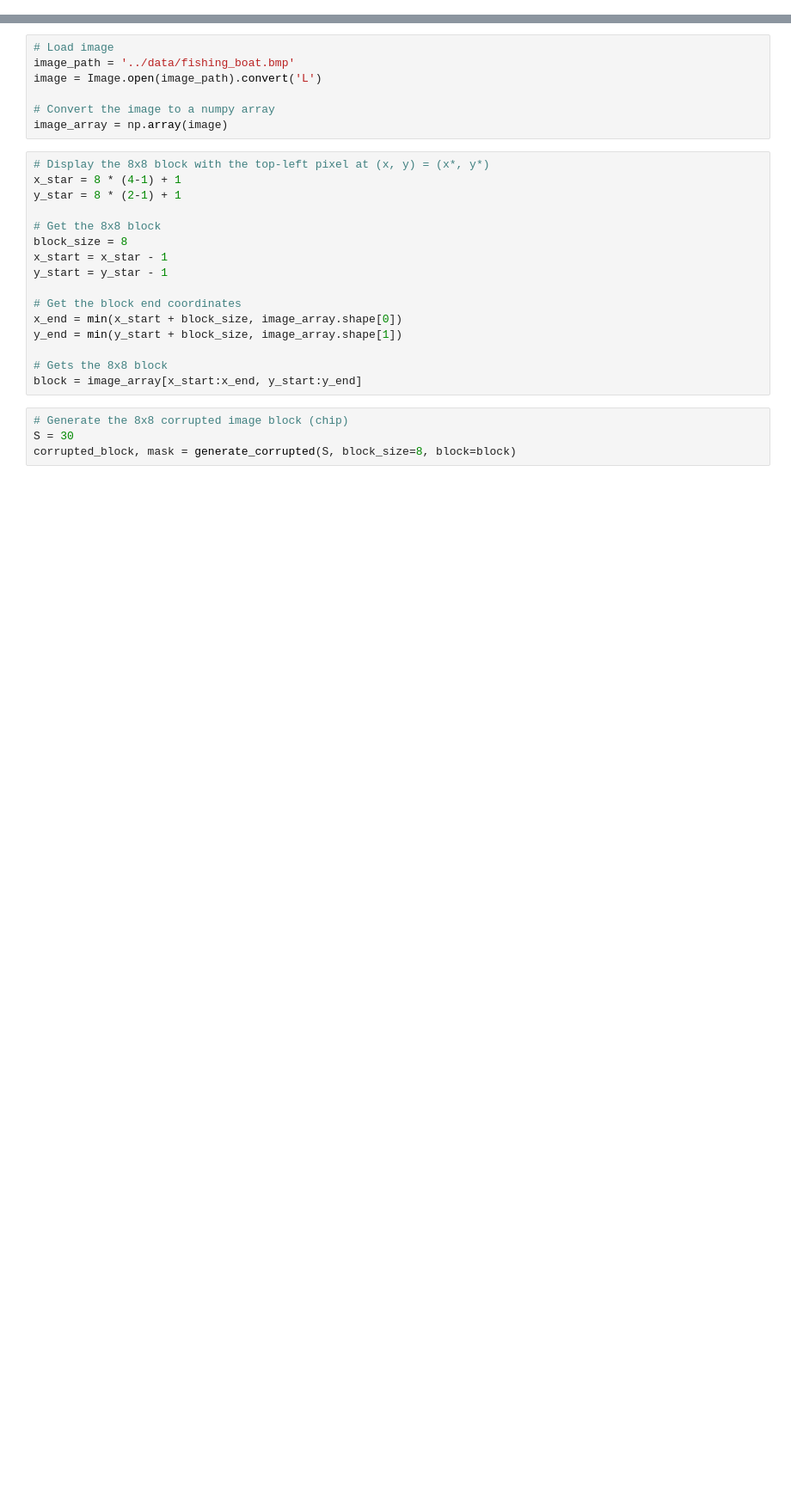
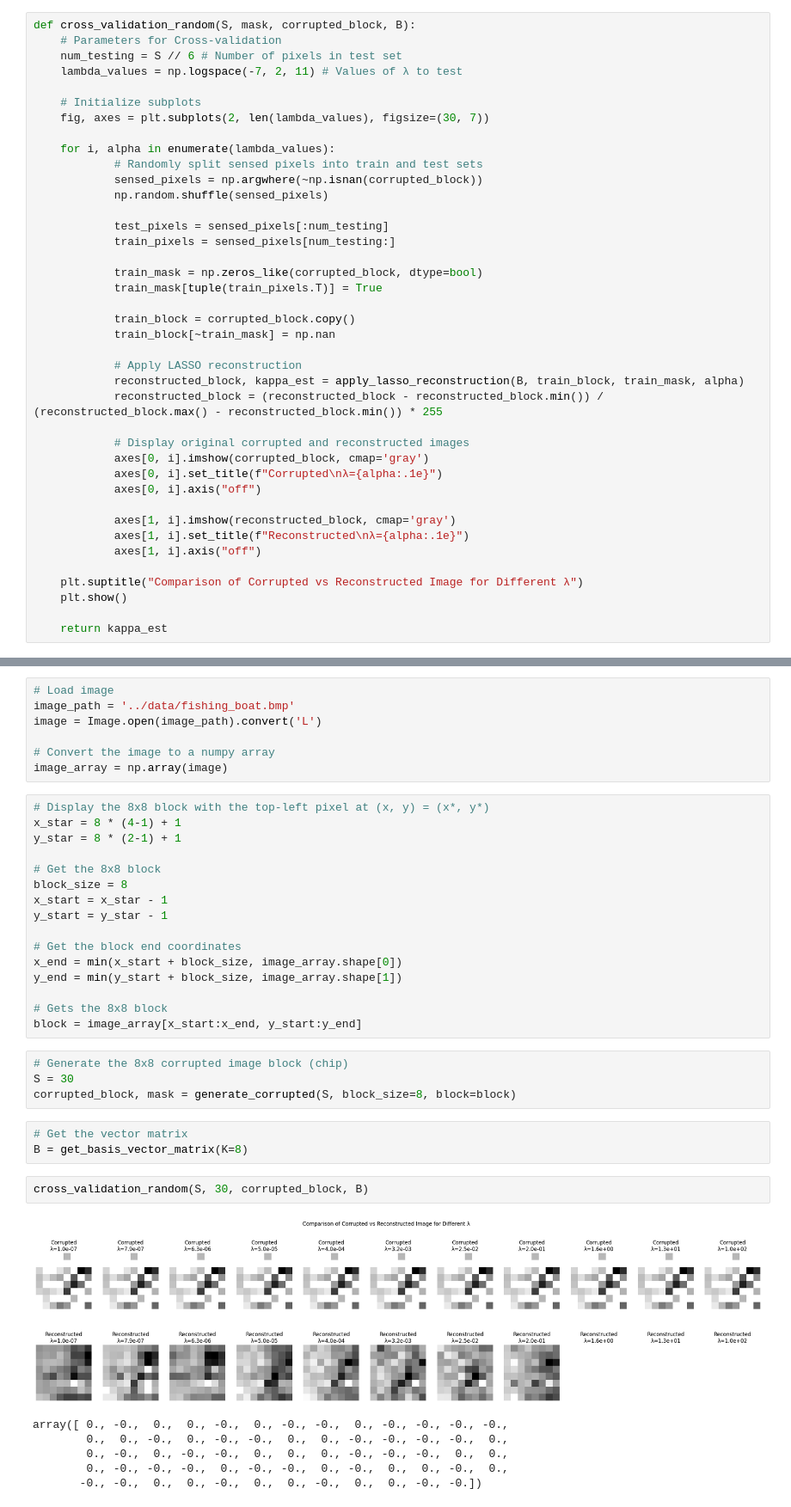
Before and after one commit to rngtang/image-recovery, a Jupyter notebook: checkpoint2/cross-validation.ipynb, the cells around one changed output, grey strips where cells are left out. Shown: that part at 86% size. Drawn from its saved outputs; the diff is of its cells as text; blank space fills up the shorter version.

```diff
--- a/checkpoint2/cross-validation.ipynb
+++ b/checkpoint2/cross-validation.ipynb
@@ -103,0 +125,40 @@ def display_top_10_basis_chips(kappa_est):
+# %%
+def cross_validation_random(S, mask, corrupted_block, B):
+    # Parameters for Cross-validation
+    num_testing = S // 6 # Number of pixels in test set
+    lambda_values = np.logspace(-7, 2, 11) # Values of λ to test
+
+    # Initialize subplots
+    fig, axes = plt.subplots(2, len(lambda_values), figsize=(30, 7))
+
+    for i, alpha in enumerate(lambda_values):
+            # Randomly split sensed pixels into train and test sets
+            sensed_pixels = np.argwhere(~np.isnan(corrupted_block))
+            np.random.shuffle(sensed_pixels)
+
+            test_pixels = sensed_pixels[:num_testing]
+            train_pixels = sensed_pixels[num_testing:]
+
+            train_mask = np.zeros_like(corrupted_block, dtype=bool)
+            train_mask[tuple(train_pixels.T)] = True
+
+            train_block = corrupted_block.copy()
+            train_block[~train_mask] = np.nan
+
+            # Apply LASSO reconstruction
+            reconstructed_block, kappa_est = apply_lasso_reconstruction(B, train_block, train_mask, alpha)
+            reconstructed_block = (reconstructed_block - reconstructed_block.min()) / (reconstructed_block.max() - reconstructed_block.min()) * 255
+
+            # Display original corrupted and reconstructed images
+            axes[0, i].imshow(corrupted_block, cmap='gray')
+            axes[0, i].set_title(f"Corrupted\nλ={alpha:.1e}")
+            axes[0, i].axis("off")
+
+            axes[1, i].imshow(reconstructed_block, cmap='gray')
+            axes[1, i].set_title(f"Reconstructed\nλ={alpha:.1e}")
+            axes[1, i].axis("off")
+
+    plt.suptitle("Comparison of Corrupted vs Reconstructed Image for Different λ")
+    plt.show()
+
+    return kappa_est
@@ -128,3 +211,15 @@ block = image_array[x_start:x_end, y_start:y_end]
 # Generate the 8x8 corrupted image block (chip)
 S = 30
 corrupted_block, mask = generate_corrupted(S, block_size=8, block=block)
+# %%
+# Get the vector matrix
+B = get_basis_vector_matrix(K=8)
+# %%
+cross_validation_random(S, 30, corrupted_block, B)
+# %% [output]
+[figure, added]
+array([ 0., -0.,  0.,  0., -0.,  0., -0., -0.,  0., -0., -0., -0., -0.,
+        0.,  0., -0.,  0., -0., -0.,  0.,  0., -0., -0., -0., -0.,  0.,
+        0., -0.,  0., -0., -0.,  0.,  0.,  0., -0., -0., -0.,  0.,  0.,
+        0., -0., -0., -0.,  0., -0., -0.,  0., -0.,  0.,  0., -0.,  0.,
+       -0., -0.,  0.,  0., -0.,  0.,  0., -0.,  0.,  0., -0., -0.])
```
Also changed, not shown: parts of 4 cells of this notebook, 2 other files.
